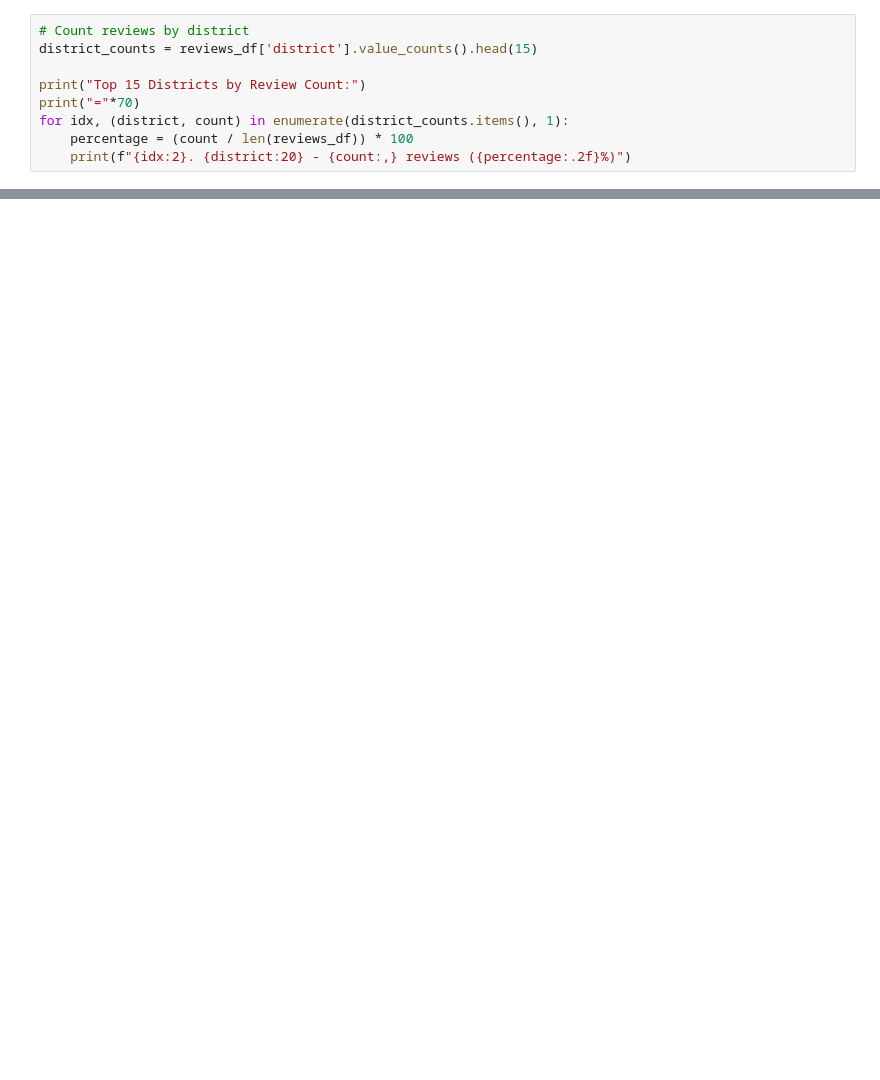
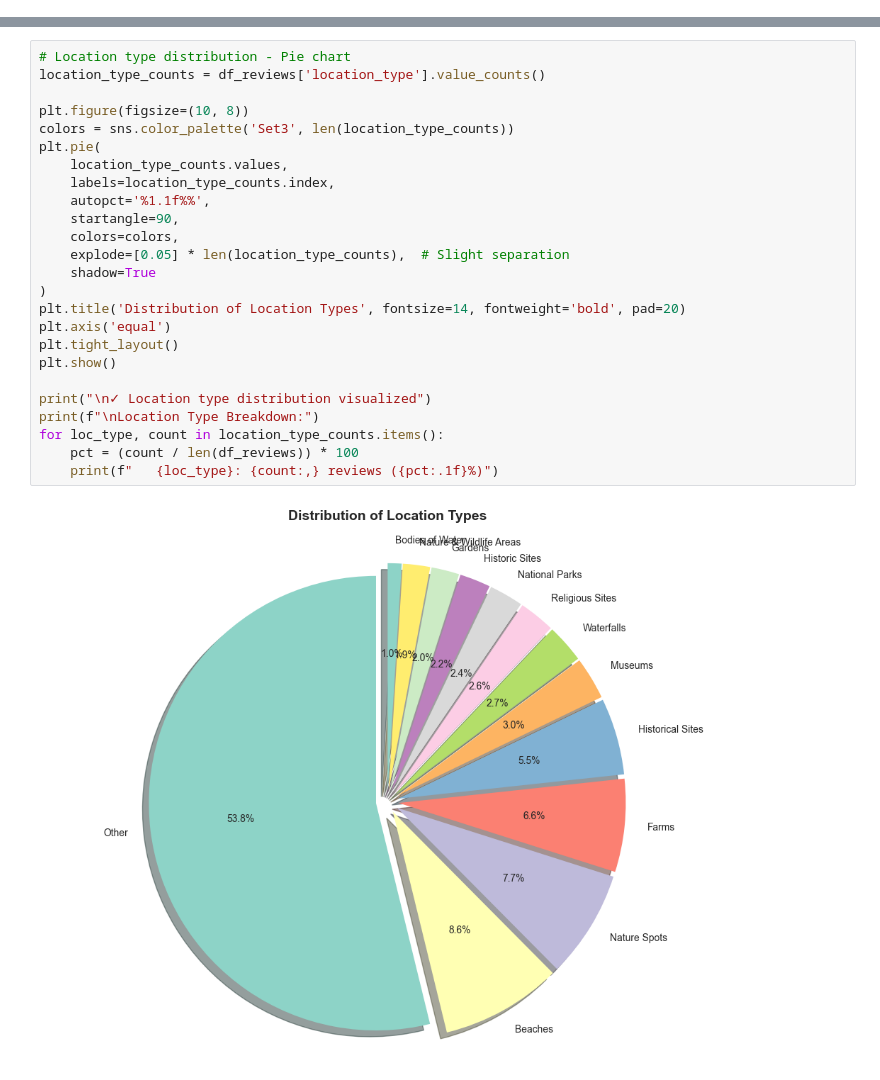
Before and after one commit to malakasadeep/AI-Travel-Agent, a Jupyter notebook: ml-service/notebooks/01_exploratory_data_analysis.ipynb, the cells around one changed output, grey strips where cells are left out. Cells and saved outputs as stored; diff of their text form; blank space fills up the shorter version.

```diff
--- a/ml-service/notebooks/01_exploratory_data_analysis.ipynb
+++ b/ml-service/notebooks/01_exploratory_data_analysis.ipynb
@@ -509,9 +0,0 @@ plt.show()
-# %%
-# Count reviews by district
-district_counts = reviews_df['district'].value_counts().head(15)
-
-print("Top 15 Districts by Review Count:")
-print("="*70)
-for idx, (district, count) in enumerate(district_counts.items(), 1):
-    percentage = (count / len(reviews_df)) * 100
-    print(f"{idx:2}. {district:20} - {count:,} reviews ({percentage:.2f}%)")
@@ -1219,0 +391,27 @@ print("✓ MongoDB connection closed")
+# %%
+# Location type distribution - Pie chart
+location_type_counts = df_reviews['location_type'].value_counts()
+
+plt.figure(figsize=(10, 8))
+colors = sns.color_palette('Set3', len(location_type_counts))
+plt.pie(
+    location_type_counts.values,
+    labels=location_type_counts.index,
+    autopct='%1.1f%%',
+    startangle=90,
+    colors=colors,
+    explode=[0.05] * len(location_type_counts),  # Slight separation
+    shadow=True
+)
+plt.title('Distribution of Location Types', fontsize=14, fontweight='bold', pad=20)
+plt.axis('equal')
+plt.tight_layout()
+plt.show()
+
+print("\n✓ Location type distribution visualized")
+print(f"\nLocation Type Breakdown:")
+for loc_type, count in location_type_counts.items():
+    pct = (count / len(df_reviews)) * 100
+    print(f"   {loc_type}: {count:,} reviews ({pct:.1f}%)")
+# %% [output]
+[figure, added]
```
Also changed, not shown: parts of 114 cells of this notebook.
